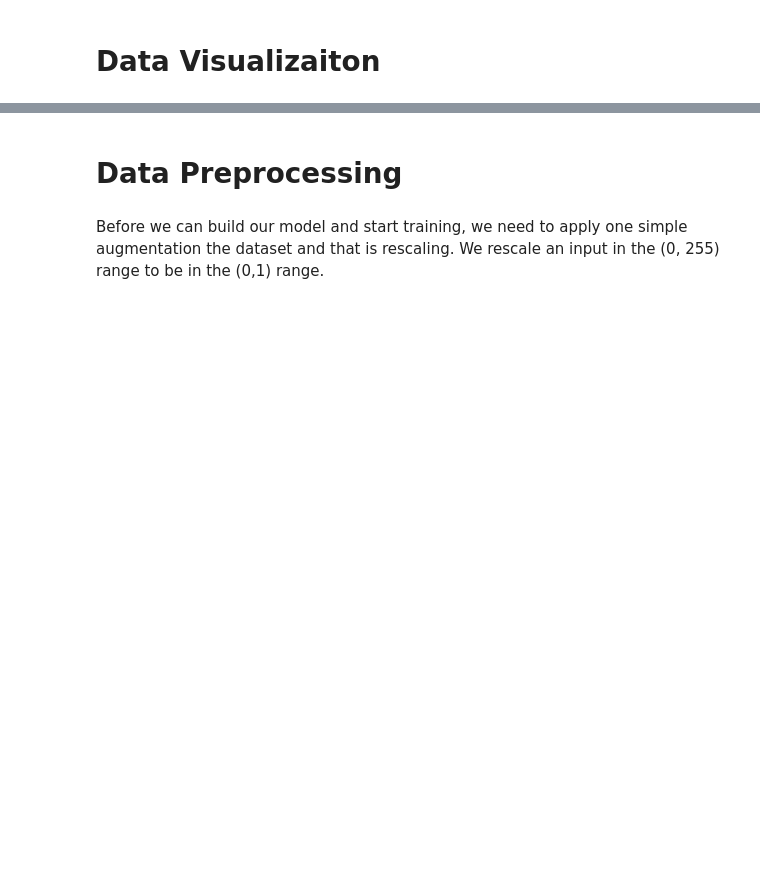
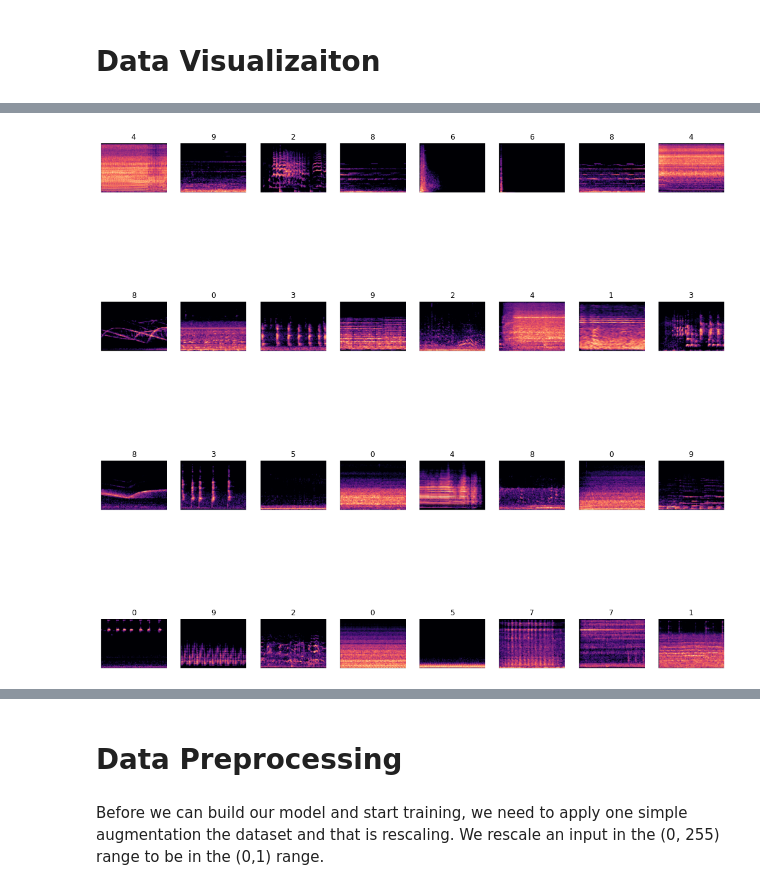
Before and after one commit to mustafabozkaya/DeepLearningBootcamp2022, a Jupyter notebook: Bootcamp_Solution/Spectogram_Recognition_CNN.ipynb, the cells around one changed output, grey strips where cells are left out. Cells and saved outputs as stored; diff of their text form; code cells hidden in the pictures; blank space fills up the shorter version.

```diff
--- a/Bootcamp_Solution/Spectogram_Recognition_CNN.ipynb
+++ b/Bootcamp_Solution/Spectogram_Recognition_CNN.ipynb
@@ -126,24 +229,19 @@ train_ds = tf.keras.preprocessing.image_dataset_from_directory(
 
     directory=dataset_dir,
     labels="inferred",
-    validation_split=0.2,
+    validation_split=0.3,
     subset="training",
     seed=42,
     image_size=image_size,
     batch_size=batch_size,
 )
 
-test_ds = tf.keras.preprocessing.image_dataset_from_directory(
+valid_ds = tf.keras.preprocessing.image_dataset_from_directory(
     directory=dataset_dir,
     labels="inferred",
-    validation_split=0.2,
+    validation_split=0.3,
     subset="validation",
     seed=1007,
     image_size=image_size,
     batch_size=batch_size,
 )
-#Checking images and labels shapes (amount of images, height, width, color channels)
-for image_batch, labels_batch in test_ds:
-  print(image_batch.shape)
-  print(labels_batch.shape)
-  break
@@ -154,3 +256,0 @@ print(type(train_ds))
-# %%
-for i in train_ds.take(5):
-  print(i[0].shape)
@@ -156,0 +264,4 @@ for i in train_ds.take(5):
+# %%
+# split valid dataset to test and valid
+test_ds = valid_ds.take(30) # get 100 data from valid dataset
+valid_ds = valid_ds.skip(30) # skip first 100
@@ -173,0 +317,11 @@ for images, labels in train_ds.take(1):
+# %%
+#Displaying image samples
+plt.figure(figsize=(18, 18))
+for images, labels in valid_ds.take(1):
+    for i in range(batch_size):
+        ax = plt.subplot(4,8,i+1)
+        plt.imshow(images[i].numpy().astype("uint8"))
+        plt.title(int(labels[i]))
+        plt.axis("off")
+# %% [output]
+[figure, added]
```
Also changed, not shown: parts of 37 cells of this notebook.
